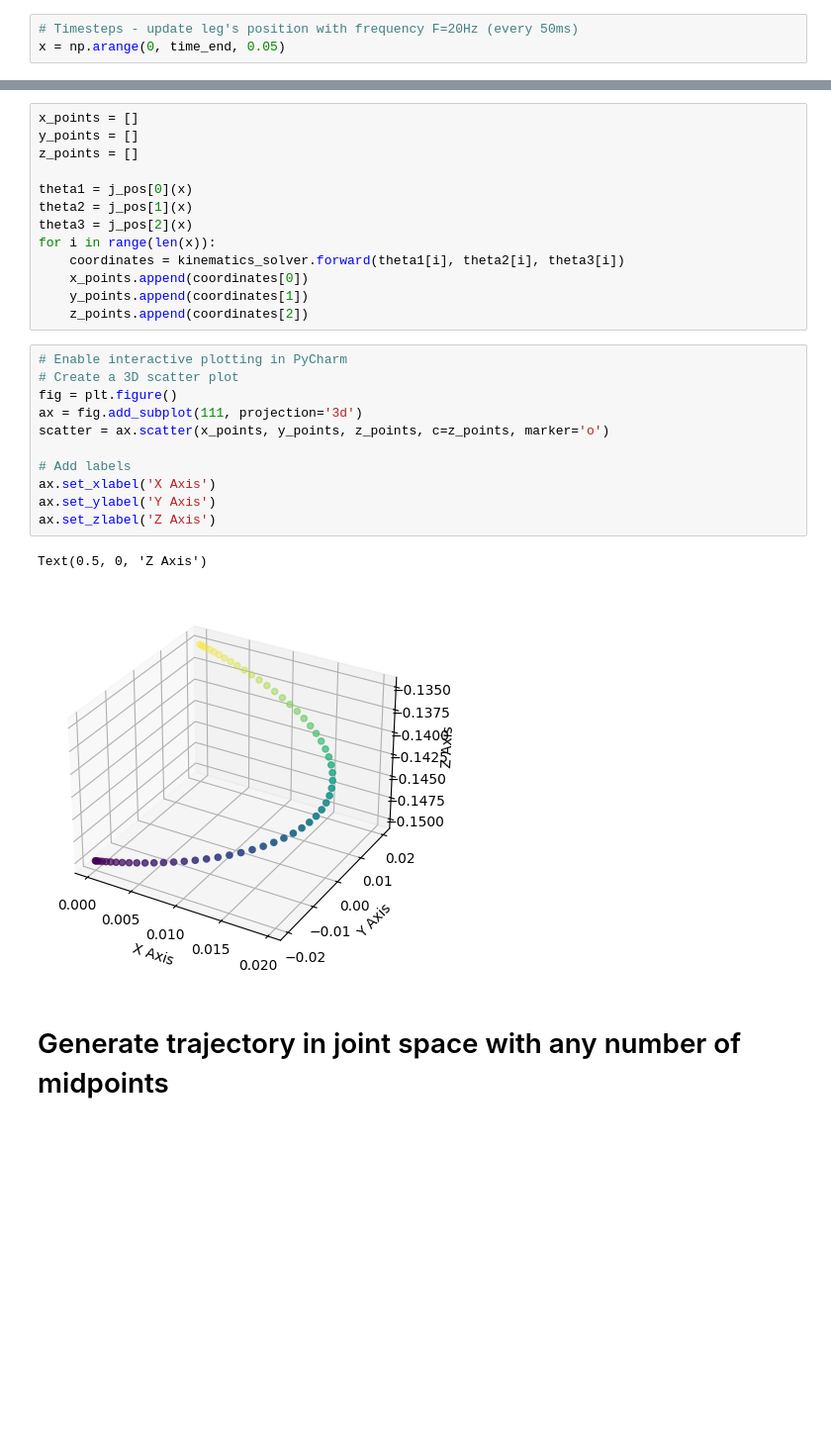
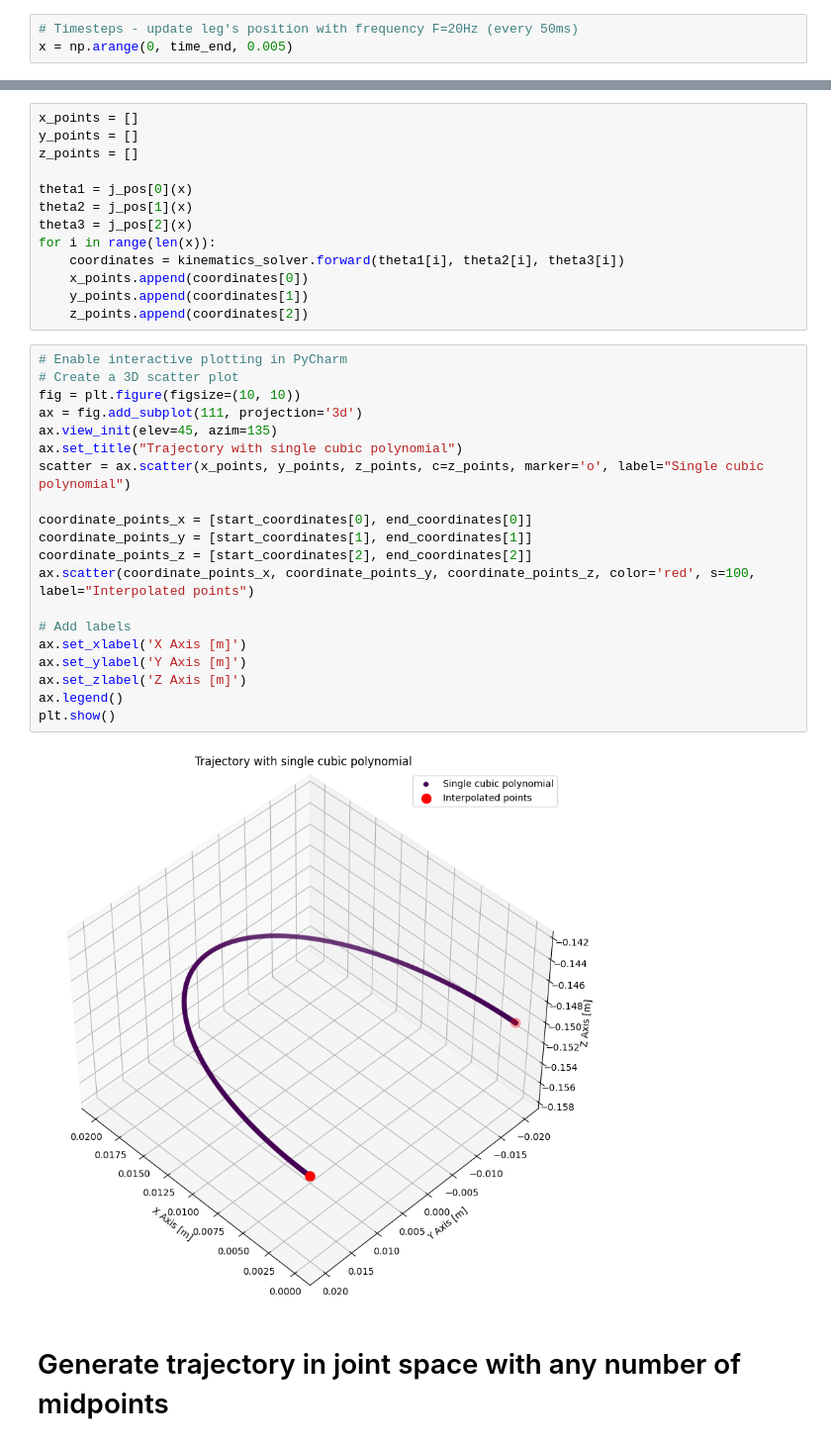
Before and after one commit to HexapodBionik/kinematics, a Jupyter notebook: joint_space_trajectory/joint_space_trajectory.ipynb, the cells around one changed output, grey strips where cells are left out. Shown: that part at 99% size. Drawn from its saved outputs; the diff is of its cells as text; blank space fills up the shorter version.

```diff
--- a/joint_space_trajectory/joint_space_trajectory.ipynb
+++ b/joint_space_trajectory/joint_space_trajectory.ipynb
@@ -37,7 +37,7 @@ time_end = 3
 coefficients = trajectory_generator.generate_trajectory(start_coordinates, end_coordinates, velocity_start, velocity_end, time_end)
 # %%
 # Timesteps - update leg's position with frequency F=20Hz (every 50ms)
-x = np.arange(0, time_end, 0.05)
+x = np.arange(0, time_end, 0.005)
 # %%
 j_pos = []
 j_vel = []
@@ -104,17 +104,25 @@ for i in range(len(x)):
 # %%
 # Enable interactive plotting in PyCharm
 # Create a 3D scatter plot
-fig = plt.figure()
+fig = plt.figure(figsize=(10, 10))
 ax = fig.add_subplot(111, projection='3d')
-scatter = ax.scatter(x_points, y_points, z_points, c=z_points, marker='o')
+ax.view_init(elev=45, azim=135)
+ax.set_title("Trajectory with single cubic polynomial")
+scatter = ax.scatter(x_points, y_points, z_points, c=z_points, marker='o', label="Single cubic polynomial")
+
+coordinate_points_x = [start_coordinates[0], end_coordinates[0]]
+coordinate_points_y = [start_coordinates[1], end_coordinates[1]]
+coordinate_points_z = [start_coordinates[2], end_coordinates[2]]
+ax.scatter(coordinate_points_x, coordinate_points_y, coordinate_points_z, color='red', s=100, label="Interpolated points")
 
 # Add labels
-ax.set_xlabel('X Axis')
-ax.set_ylabel('Y Axis')
-ax.set_zlabel('Z Axis')
+ax.set_xlabel('X Axis [m]')
+ax.set_ylabel('Y Axis [m]')
+ax.set_zlabel('Z Axis [m]')
+ax.legend()
+plt.show()
 # %% [output]
-Text(0.5, 0, 'Z Axis')
-[figure, old version]
+[figure, new version]
 # %% [markdown]
 # Generate trajectory in joint space with any number of midpoints
 # %%
```
Also changed, not shown: parts of 6 cells of this notebook, 2 other files.
